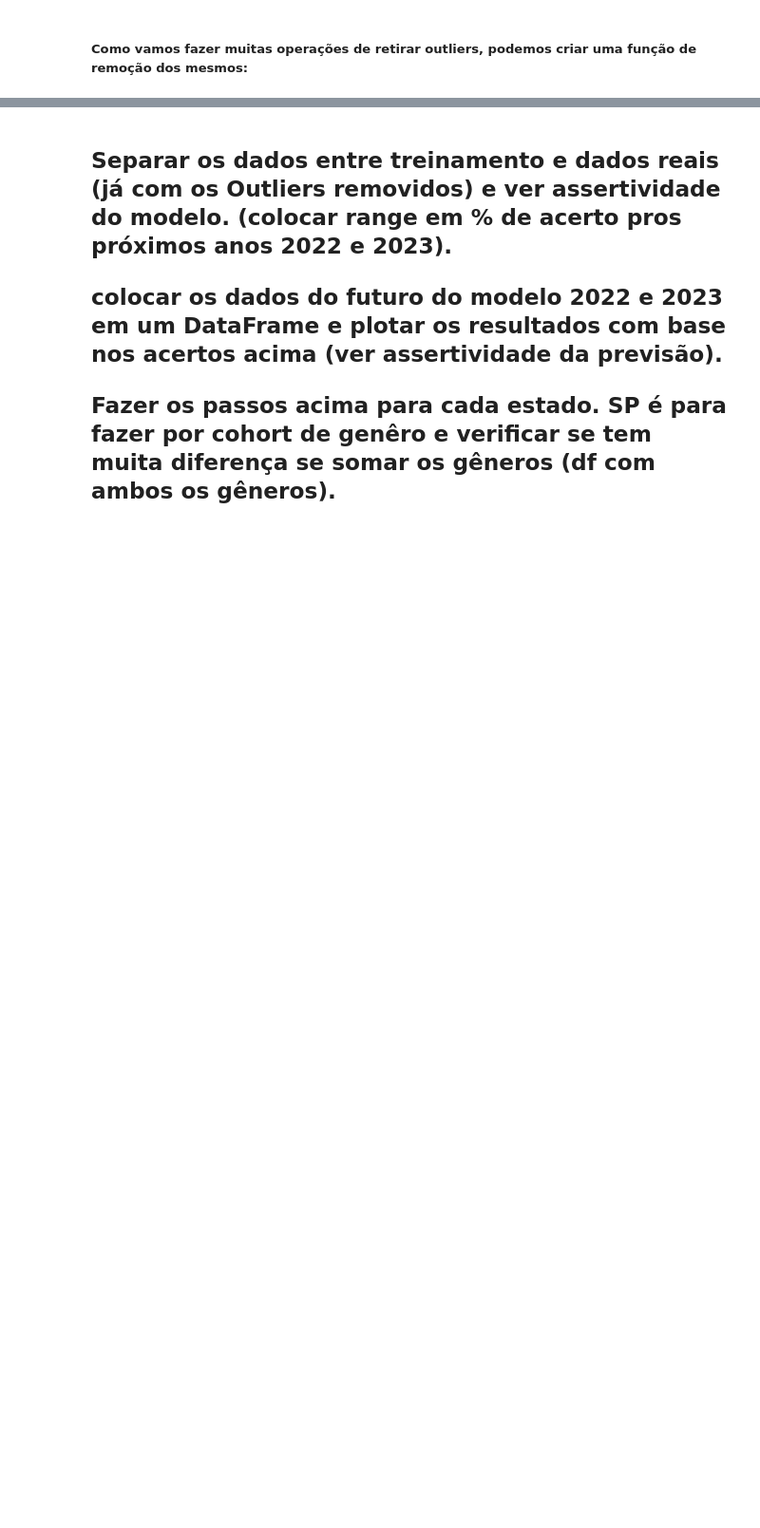
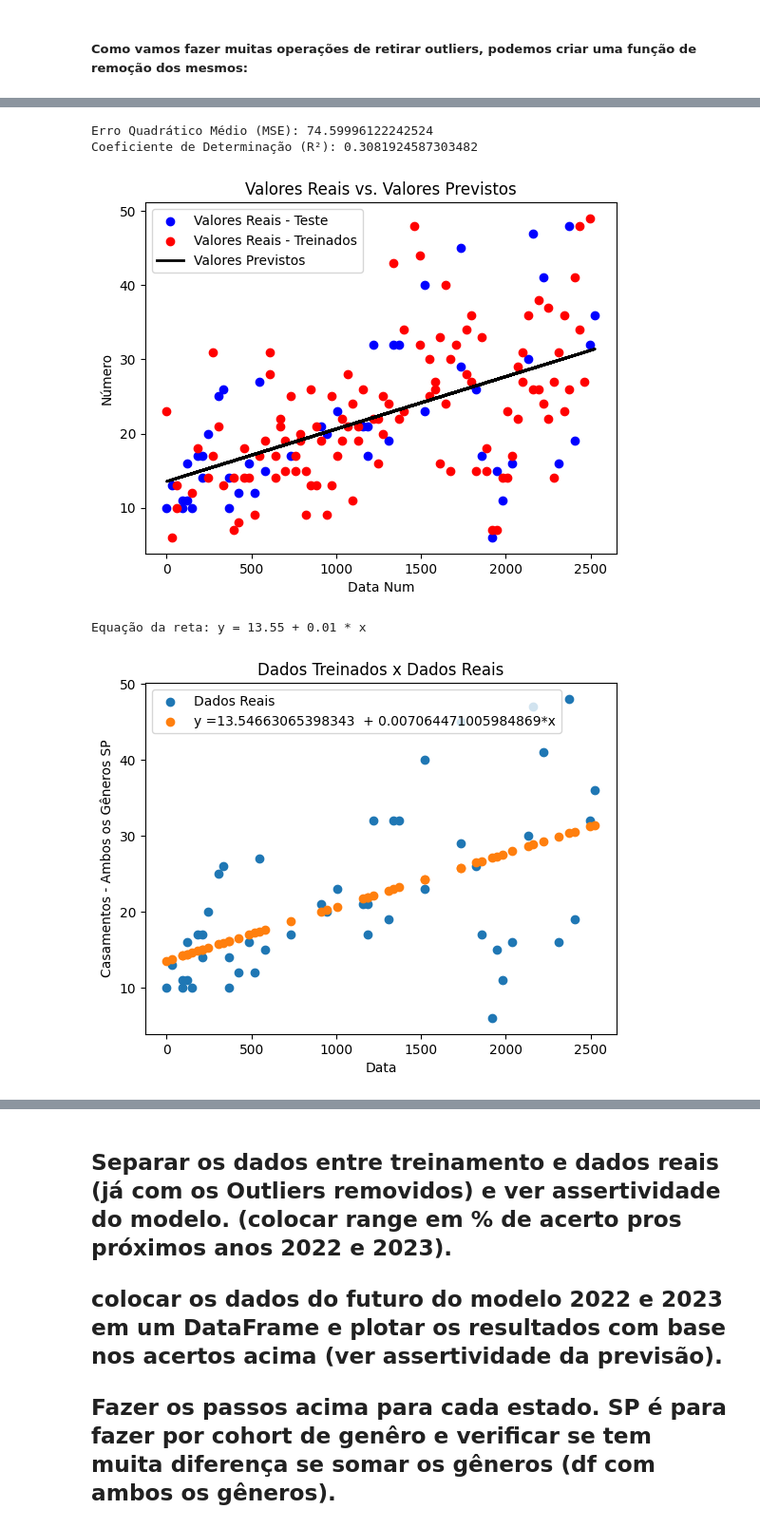
Before and after one commit to gustavo-rocha-barbosa/case-data-science-media-monks-2024, a Jupyter notebook: 2) Case Análise de Dados/main.ipynb, the cells around one changed output, grey strips where cells are left out. Shown at 95% size. Saved outputs shown, nothing was run; the diff lists cells and outputs as text; code cells hidden in the pictures; blank space fills up the shorter version.

```diff
--- a/2) Case Análise de Dados/main.ipynb
+++ b/2) Case Análise de Dados/main.ipynb
@@ -1151,0 +1325,9 @@ def remover_outliers(data_frame):
+# %%
+df_mg_var = teste_treino(df_mg)
+df_mg_var
+# %% [output]
+Erro Quadrático Médio (MSE): 74.59996122242524
+Coeficiente de Determinação (R²): 0.3081924587303482
+[figure, added]
+Equação da reta: y = 13.55 + 0.01 * x
+[figure, added]
```
Also changed, not shown: parts of 16 cells of this notebook.
